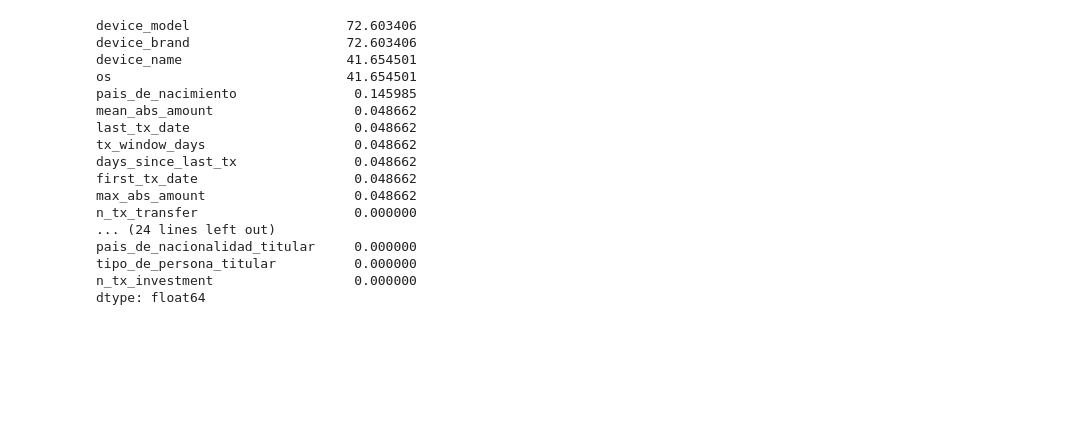
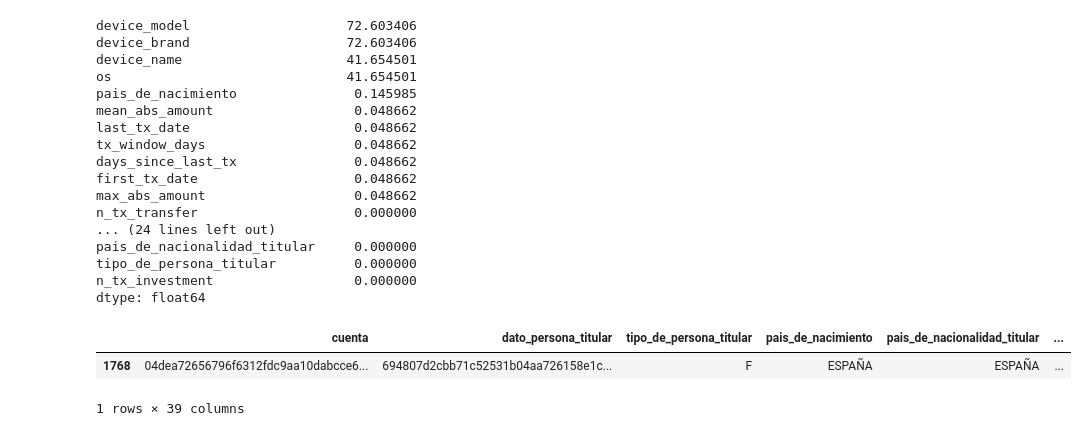
Before and after one commit to Wichkey/final-project-EADA, a Jupyter notebook: notebooks/01_eda.ipynb, the cells around one changed output. Cells and saved outputs as stored; diff of their text form; code cells hidden in the pictures; blank space fills up the shorter version.

```diff
--- a/notebooks/01_eda.ipynb
+++ b/notebooks/01_eda.ipynb
@@ -97,3 +110,19 @@ pais_de_nacionalidad_titular     0.000000
 tipo_de_persona_titular          0.000000
 n_tx_investment                  0.000000
 dtype: float64
+# %%
+#checking if empty values are in the same row
+cols = [
+    "mean_abs_amount",
+    "last_tx_date",
+    "tx_window_days",
+    "days_since_last_tx",
+    "first_tx_date",
+    "max_abs_amount",
+]
+missing_row = df[df[cols].isna().all(axis=1)]
+missing_row
+# %% [output]
+|  | cuenta | dato_persona_titular | tipo_de_persona_titular | pais_de_nacimiento | pais_de_nacionalidad_titular | ... |
+| 1768 | 04dea72656796f6312fdc9aa10dabcce6... | 694807d2cbb71c52531b04aa726158e1c... | F | ESPAÑA | ESPAÑA | ... |
+1 rows × 39 columns
```
Also changed, not shown: parts of 29 cells of this notebook.
